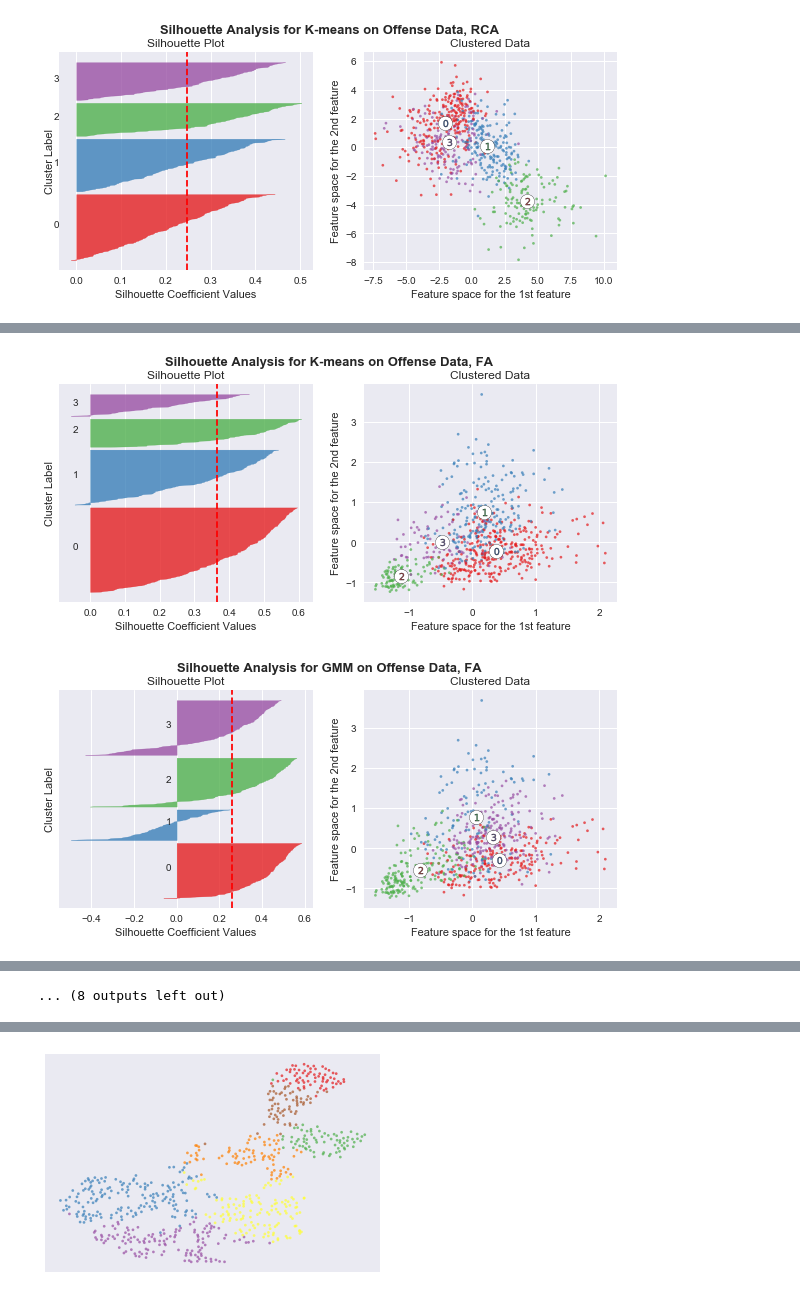
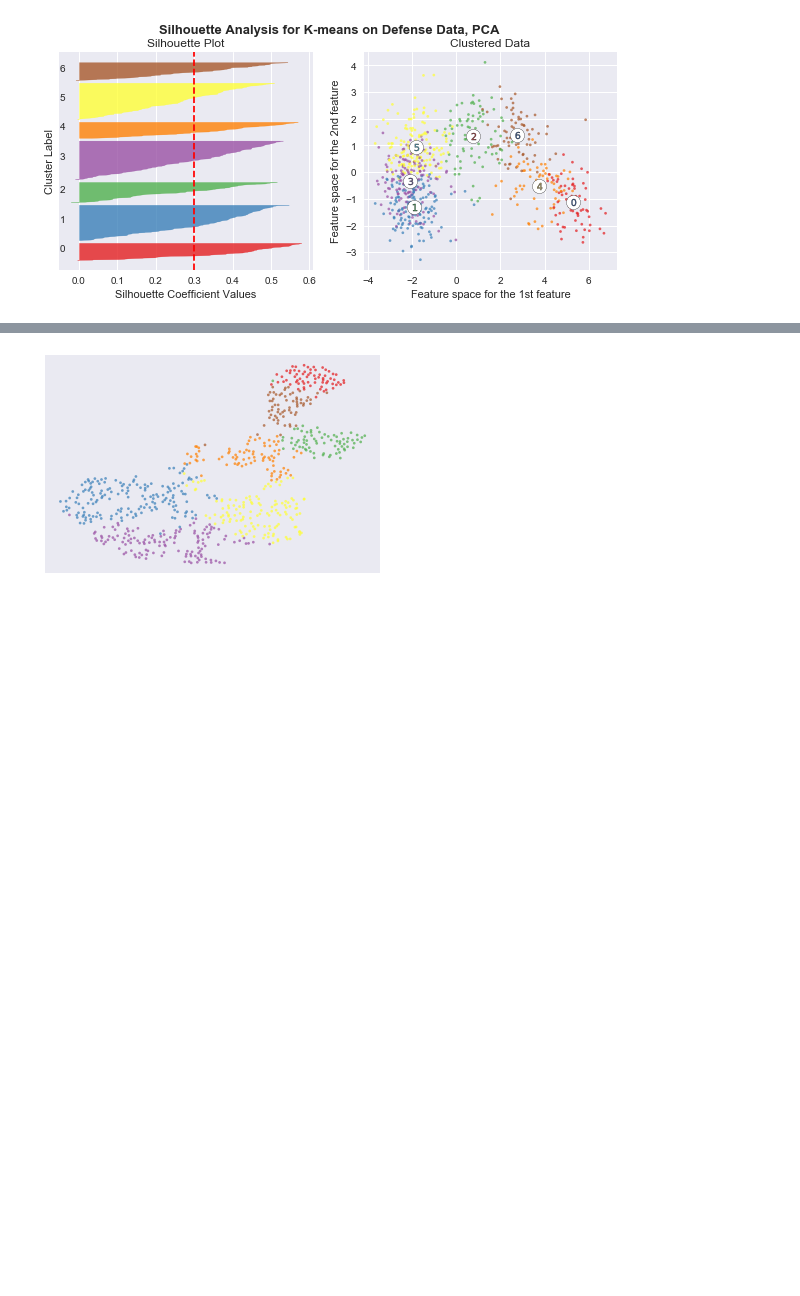
Before and after one commit to JohnLithio/NBACluster, a Jupyter notebook: Clustering.ipynb, the cells around one changed output, grey strips where cells are left out. Drawn from its saved outputs; the diff is of its cells as text; code cells hidden in the pictures; blank space fills up the shorter version.

```diff
--- a/Clustering.ipynb
+++ b/Clustering.ipynb
@@ -81,7 +81,7 @@ def aicBic(k_max, X, title):
               labels=["AIC","BIC"],
               loc=9, bbox_to_anchor=(.272, 1))
     ax2.legend(handles=ax2.lines[::len(scores.keys())], labels=["Silhouette Score"],
-              loc=9, bbox_to_anchor=(.355, .868))
+              loc=9, bbox_to_anchor=(.4, .83))
 # %%
 import matplotlib.cm as cm
 
@@ -336,15 +331,15 @@ for side, dict1 in data_dict.items():
 # %%
-data_dict = {'Offense':{'No Transform':[Xo_norm, 3, 3],
-                        'PCA':[dfpcao[['PC1', 'PC2', 'PC3']].values, 8, 8],
-                        'ICA':[dficao.values, 6, 5],
-                        'RCA':[dfrcao.values, 4, 4],
-                        'FA':[dffao.values, 4, 4]
+data_dict = {'Offense':{'No Transform':[Xo_norm, 3, 4],
+                        'PCA':[dfpcao[['PC1', 'PC2', 'PC3']].values, 7, 7],
+#                         'ICA':[dficao.values, 6, 5],
+#                         'RCA':[dfrcao.values, 4, 4],
+#                         'FA':[dffao.values, 4, 4]
                        },
-             'Defense':{'No Transform':[Xd_norm, 4, 7],
+             'Defense':{'No Transform':[Xd_norm, 3, 3],
                         'PCA':[dfpcad[['PC1', 'PC2', 'PC3']].values, 7, 7],
-                        'ICA':[dficad.values, 4, 8],
-                        'RCA':[dfrcad.values, 7, 7],
-                        'FA':[dffad.values, 5, 5]
+#                         'ICA':[dficad.values, 4, 8],
+#                         'RCA':[dfrcad.values, 7, 7],
+#                         'FA':[dffad.values, 5, 5]
                        }
             }
 
@@ -366 +361 @@ for side, dict1 in data_dict.items():
-[figure, old version]
+[figure, new version]
@@ -368,2 +362,0 @@ for side, dict1 in data_dict.items():
-[figure, removed]
-[figure, removed]
@@ -372,4 +363,3 @@ for side, dict1 in data_dict.items():
-... (8 outputs left out)
 # %%
 def getClusters(df, df_orig, n_clusters, n_comp, cols, name, algo='Kmeans'):
     X = df.iloc[:, 0:n_comp].values
```
Also changed, not shown: parts of 41 cells of this notebook, 1 other file.
